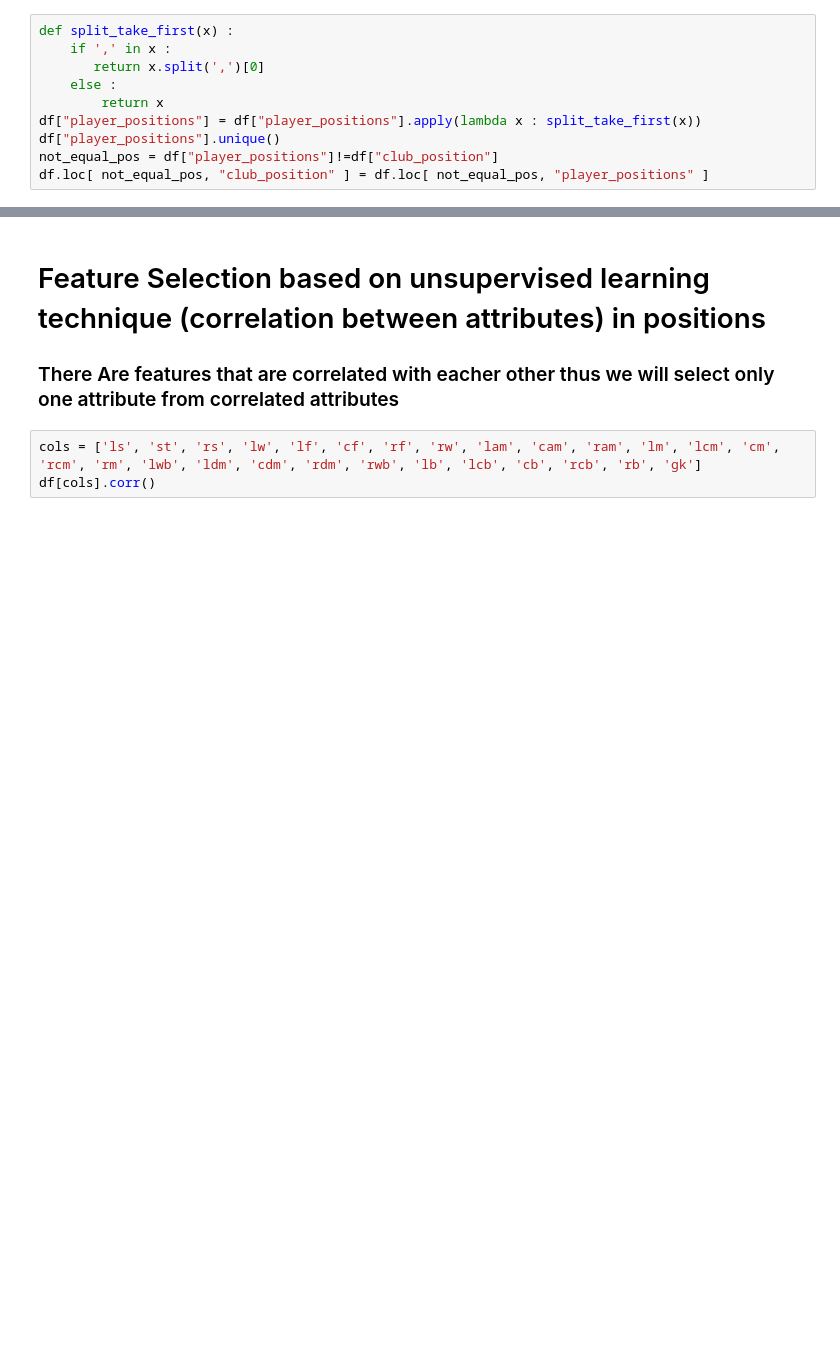
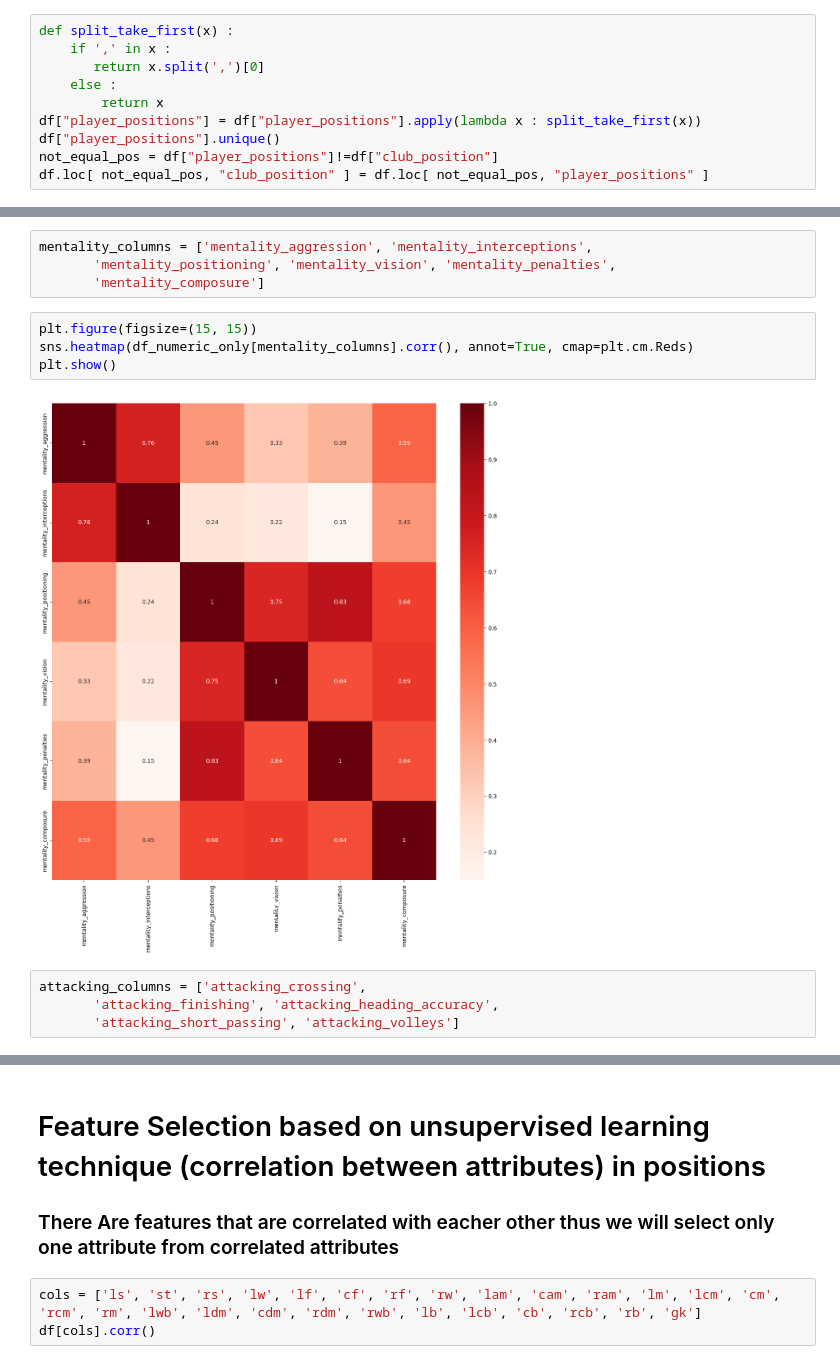
Before and after one commit to adandotmosta/FUT_24_ANALYSIS_DATAMINING, a Jupyter notebook: FUT_ANALYSIS.ipynb, the cells around one changed output, grey strips where cells are left out. Saved outputs shown, nothing was run; the diff lists cells and outputs as text; blank space fills up the shorter version.

```diff
--- a/FUT_ANALYSIS.ipynb
+++ b/FUT_ANALYSIS.ipynb
@@ -530,0 +331,14 @@ df.head(5)
+# %%
+mentality_columns = ['mentality_aggression', 'mentality_interceptions',
+       'mentality_positioning', 'mentality_vision', 'mentality_penalties',
+       'mentality_composure']
+# %%
+plt.figure(figsize=(15, 15))
+sns.heatmap(df_numeric_only[mentality_columns].corr(), annot=True, cmap=plt.cm.Reds)
+plt.show()
+# %% [output]
+[figure, added]
+# %%
+attacking_columns = ['attacking_crossing',
+       'attacking_finishing', 'attacking_heading_accuracy',
+       'attacking_short_passing', 'attacking_volleys']
```
Also changed, not shown: parts of 74 cells of this notebook, 2 other files.
